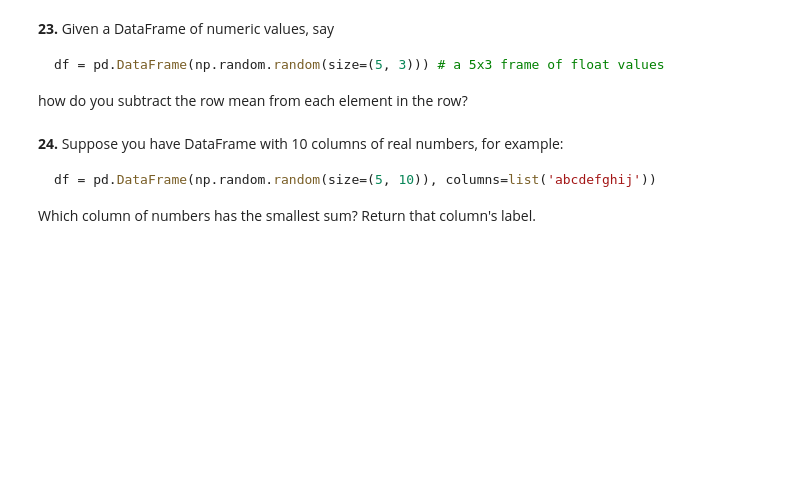
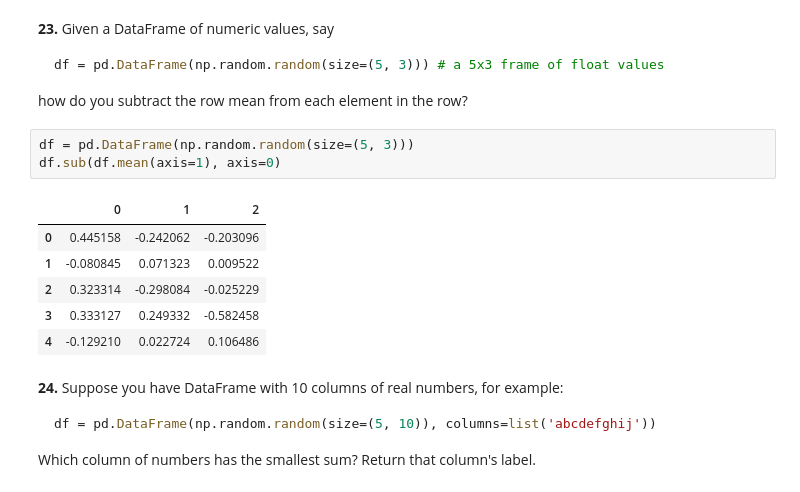
Before and after one commit to guilhermeebaierle/100_pandas_puzzle, a Jupyter notebook: 100-pandas-puzzles.ipynb, the cells around one changed output. Drawn from its saved outputs; the diff is of its cells as text; blank space fills up the shorter version.

```diff
--- a/100-pandas-puzzles.ipynb
+++ b/100-pandas-puzzles.ipynb
@@ -286,4 +319,14 @@ df = pd.DataFrame(np.random.random(size=(5, 3))) # a 5x3 frame of float values
 how do you subtract the row mean from each element in the row?
+# %%
+df = pd.DataFrame(np.random.random(size=(5, 3)))
+df.sub(df.mean(axis=1), axis=0)
+# %% [output]
+|  | 0 | 1 | 2 |
+| 0 | 0.445158 | -0.242062 | -0.203096 |
+| 1 | -0.080845 | 0.071323 | 0.009522 |
+| 2 | 0.323314 | -0.298084 | -0.025229 |
+| 3 | 0.333127 | 0.249332 | -0.582458 |
+| 4 | -0.129210 | 0.022724 | 0.106486 |
 # %% [markdown]
 **24.** Suppose you have DataFrame with 10 columns of real numbers, for example:
 
```
Also changed, not shown: parts of 6 cells of this notebook.
